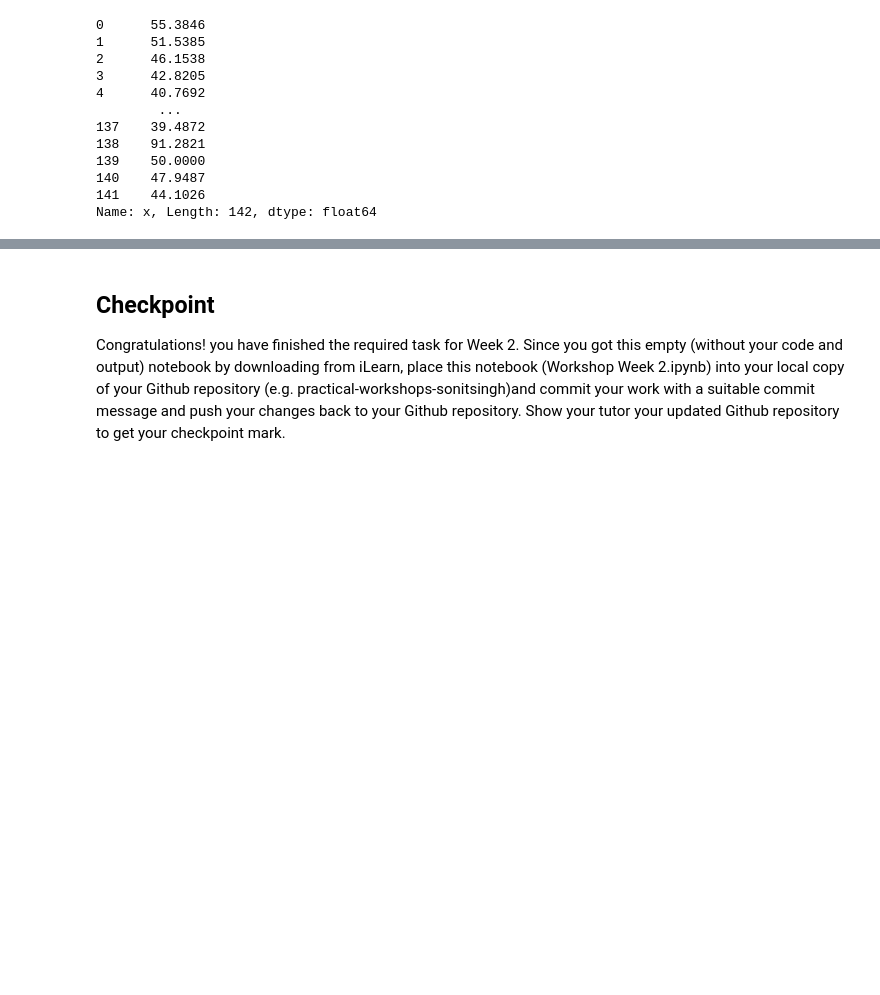
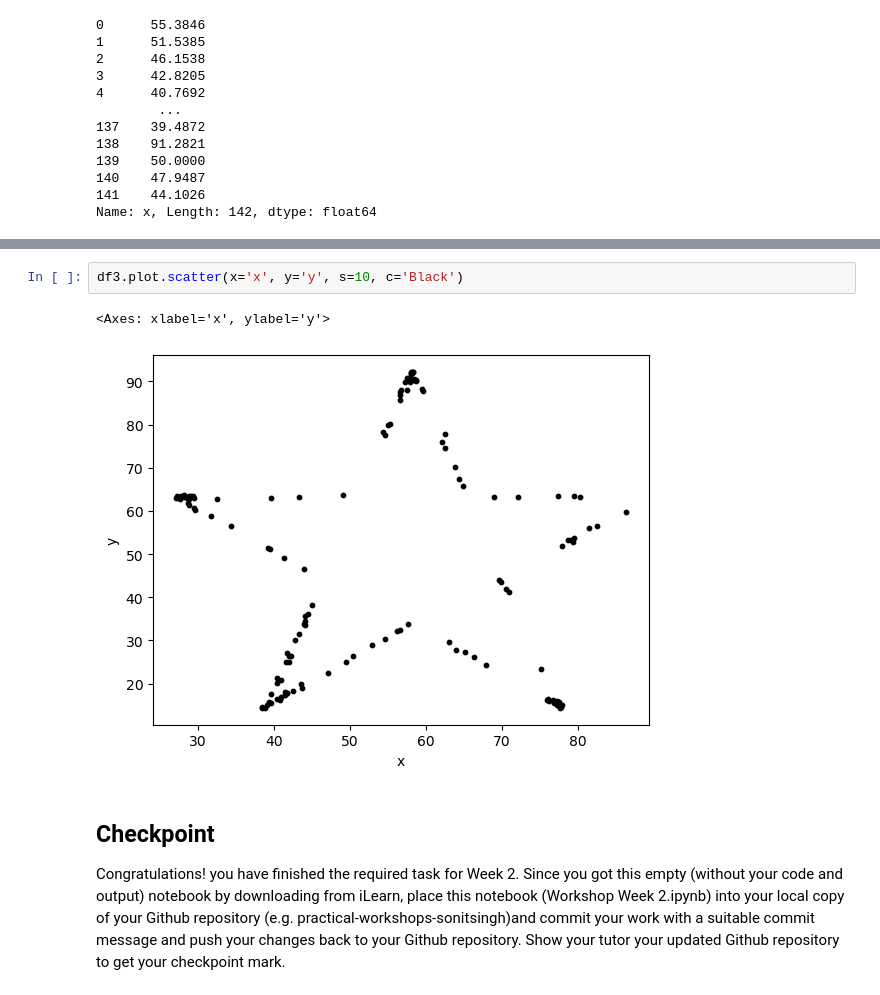
Before and after one commit to LuyuLiu370/week-1-pratical, a Jupyter notebook: Workshop Week 2.ipynb, the cells around one changed output, grey strips where cells are left out. Drawn from its saved outputs; the diff is of its cells as text; blank space fills up the shorter version.

```diff
--- a/Workshop Week 2.ipynb
+++ b/Workshop Week 2.ipynb
@@ -280,3 +295,8 @@ Name: x, Length: 142, dtype: float64
+# %%
+df3.plot.scatter(x='x', y='y', s=10, c='Black')
+# %% [output]
+<Axes: xlabel='x', ylabel='y'>
+[figure, added]
 # %% [markdown]
 ## Checkpoint
 
```
Also changed, not shown: parts of 3 cells of this notebook.
